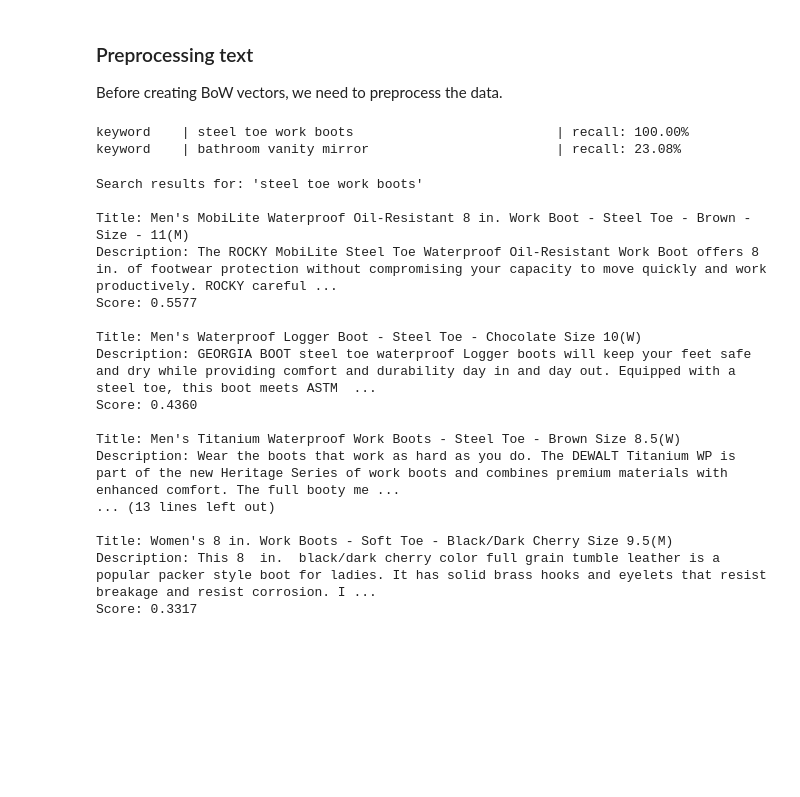
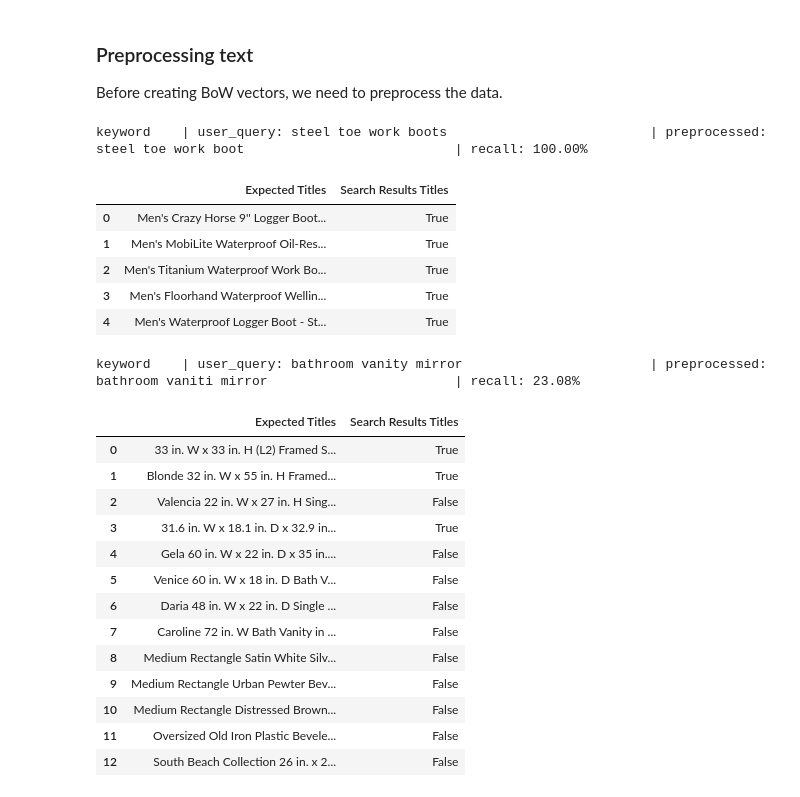
Before and after one commit to lilianabs/ecommerce-search-engine, a Jupyter notebook: notebooks/search_engines.ipynb, the cells around one changed output. Cells and saved outputs as stored; diff of their text form; code cells hidden in the pictures; blank space fills up the shorter version.

Commit message:
Function for computing recall

```diff
--- a/notebooks/search_engines.ipynb
+++ b/notebooks/search_engines.ipynb
@@ -167,7 +169,7 @@ def preprocess_query(query: str) -> str:
         query = func(query)
     return query
 # %%
-def get_search_results(user_query: str, df: pd.DataFrame, tfidf_matrix, vectorizer, top_n=7):
+def get_search_results(user_query: str, df: pd.DataFrame, tfidf_matrix, vectorizer, top_n=10):
     # Preprocess the user query
     preprocessed_query = preprocess_query(user_query)
 
@@ -185,44 +187,45 @@ def print_search_results(df_search, user_query):
 # %%
 search_type = "keyword"
 
 for test in test_cases:
     if test['search_type'] == search_type:
         user_query = test['keyword']
         results_df = get_search_results(user_query, df_search, tfidf_matrix, vectorizer)
 
+        user_query_preprocessed = preprocess_query(user_query)
         result_titles = results_df['title'].tolist()
         expected_titles = test['expected_results']
 
         # Compute recall
-        recall = len(set(result_titles) & set(expected_titles)) / len(expected_titles)
-        print(f"{search_type:10} | {user_query:45} | recall: {recall:.2%}")
+        found_in_expected_tiles = set(result_titles) & set(expected_titles)
+        recall = len(found_in_expected_tiles) / len(expected_titles)
+        print(f"{search_type:10} | user_query: {user_query:45} | preprocessed: {user_query_preprocessed:45} | recall: {recall:.2%}")
+        comparison_df = pd.DataFrame({
+            'Expected Titles': expected_titles,
+            'Search Results Titles': [True if title in found_in_expected_tiles else False for title in expected_titles]
+        })
+        num_expected = len(expected_titles)
+        display(comparison_df.head(num_expected))
 # %% [output]
-keyword    | steel toe work boots                          | recall: 100.00%
-keyword    | bathroom vanity mirror                        | recall: 23.08%
+keyword    | user_query: steel toe work boots                          | preprocessed: steel toe work boot                           | recall: 100.00%
+|  | Expected Titles | Search Results Titles |
+| 0 | Men's Crazy Horse 9'' Logger Boot... | True |
+| 1 | Men's MobiLite Waterproof Oil-Res... | True |
+| 2 | Men's Titanium Waterproof Work Bo... | True |
+| 3 | Men's Floorhand Waterproof Wellin... | True |
+| 4 | Men's Waterproof Logger Boot - St... | True |
+keyword    | user_query: bathroom vanity mirror                        | preprocessed: bathroom vaniti mirror                        | recall: 23.08%
+|  | Expected Titles | Search Results Titles |
+| 0 | 33 in. W x 33 in. H (L2) Framed S... | True |
+| 1 | Blonde 32 in. W x 55 in. H Framed... | True |
+| 2 | Valencia 22 in. W x 27 in. H Sing... | False |
+| 3 | 31.6 in. W x 18.1 in. D x 32.9 in... | True |
+| 4 | Gela 60 in. W x 22 in. D x 35 in.... | False |
+| 5 | Venice 60 in. W x 18 in. D Bath V... | False |
+| 6 | Daria 48 in. W x 22 in. D Single ... | False |
+| 7 | Caroline 72 in. W Bath Vanity in ... | False |
+| 8 | Medium Rectangle Satin White Silv... | False |
+| 9 | Medium Rectangle Urban Pewter Bev... | False |
+| 10 | Medium Rectangle Distressed Brown... | False |
+| 11 | Oversized Old Iron Plastic Bevele... | False |
+| 12 | South Beach Collection 26 in. x 2... | False |
-# %%
-
-user_query = "steel toe work boots"
-
-results_df = get_search_results(user_query, df_search, tfidf_matrix, vectorizer)
-print_search_results(results_df, user_query)
-
-#results_with_keyword = df_search[df_search['title'].str.contains('steel toe', case=False, na=False)]
-#print(f"Number of results with keywords {user_query}: {len(results_with_keyword)}\n")
-# %% [output]
-Search results for: 'steel toe work boots'
-
-Title: Men's MobiLite Waterproof Oil-Resistant 8 in. Work Boot - Steel Toe - Brown - Size - 11(M)
-Description: The ROCKY MobiLite Steel Toe Waterproof Oil-Resistant Work Boot offers 8 in. of footwear protection without compromising your capacity to move quickly and work productively. ROCKY careful ...
-Score: 0.5577
-
-Title: Men's Waterproof Logger Boot - Steel Toe - Chocolate Size 10(W)
-Description: GEORGIA BOOT steel toe waterproof Logger boots will keep your feet safe and dry while providing comfort and durability day in and day out. Equipped with a steel toe, this boot meets ASTM  ...
-Score: 0.4360
-
-Title: Men's Titanium Waterproof Work Boots - Steel Toe - Brown Size 8.5(W)
-Description: Wear the boots that work as hard as you do. The DEWALT Titanium WP is part of the new Heritage Series of work boots and combines premium materials with enhanced comfort. The full booty me ...
-... (13 lines left out)
-
-Title: Women's 8 in. Work Boots - Soft Toe - Black/Dark Cherry Size 9.5(M)
-Description: This 8  in.  black/dark cherry color full grain tumble leather is a popular packer style boot for ladies. It has solid brass hooks and eyelets that resist breakage and resist corrosion. I ...
-Score: 0.3317
```
Also changed, not shown: parts of 2 cells of this notebook.
